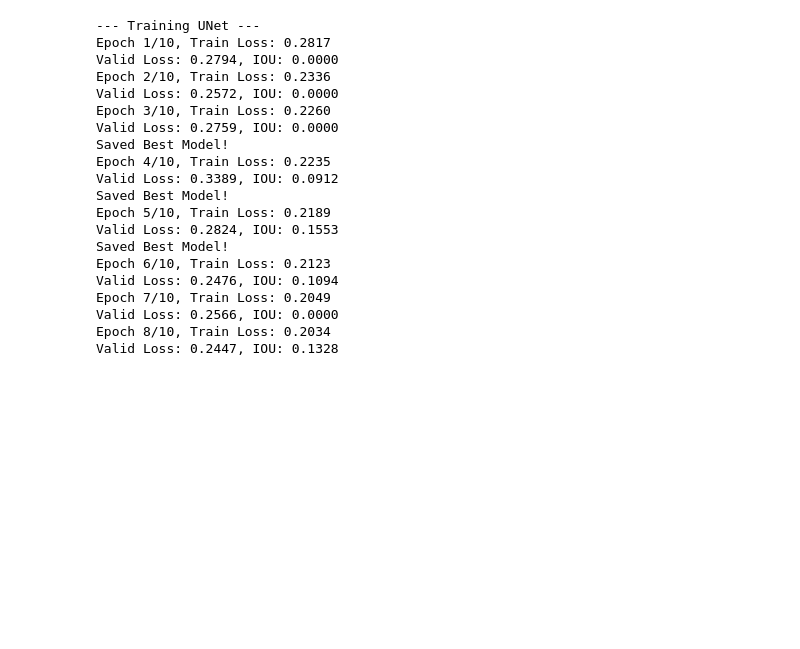
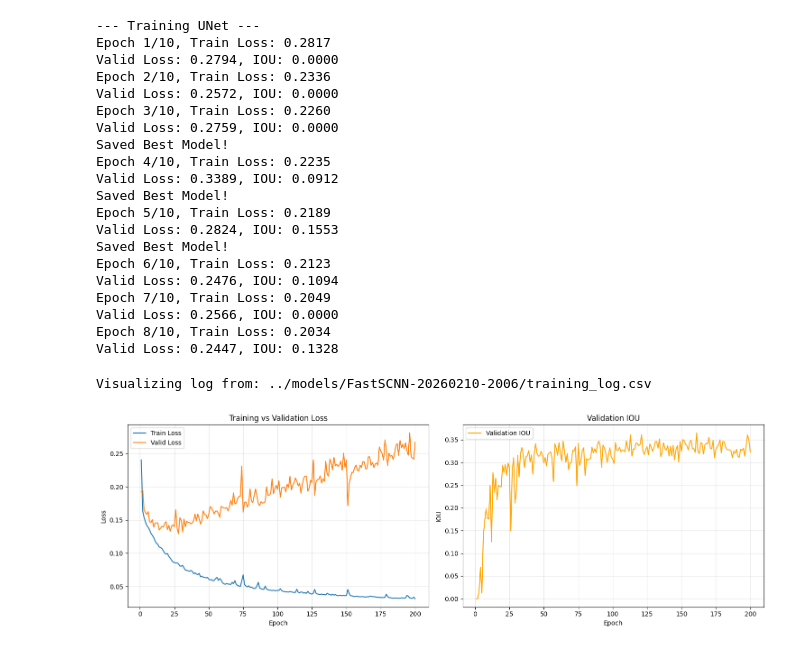
Before and after one commit to dikaizm/transtrack-safeway, a Jupyter notebook: notebooks/train_segmentation.ipynb, the cells around one changed output. Drawn from its saved outputs; the diff is of its cells as text; code cells hidden in the pictures; blank space fills up the shorter version.

```diff
--- a/notebooks/train_segmentation.ipynb
+++ b/notebooks/train_segmentation.ipynb
@@ -329,3 +329,49 @@ for i in range(min(BATCH_SIZE, 4)):
     plt.title("Pred")
     plt.axis('off')
 plt.show()
+# %%
+# 6. Training Visualization
+import pandas as pd
+import matplotlib.pyplot as plt
+import os
+
+# Find latest model folder (assumed structure: models/{ModelName}-{Timestamp})
+# models_dir = '../models/BiSeNetV2-20260210-2010'
+models_dir = '../models/FastSCNN-20260210-2006'
+log_path = os.path.join(models_dir, 'training_log.csv')
+
+print(f"Visualizing log from: {log_path}")
+
+if os.path.exists(log_path):
+    df = pd.read_csv(log_path)
+
+    plt.figure(figsize=(15, 5))
+
+    # Loss
+    plt.subplot(1, 2, 1)
+    plt.plot(df['epoch'], df['train_loss'], label='Train Loss')
+    if 'valid_loss' in df.columns:
+        plt.plot(df['epoch'], df['valid_loss'], label='Valid Loss')
+    plt.title('Training vs Validation Loss')
+    plt.xlabel('Epoch')
+    plt.ylabel('Loss')
+    plt.legend()
+    plt.grid(True, alpha=0.3)
+
+    # IOU
+    if 'iou' in df.columns:
+        plt.subplot(1, 2, 2)
+        plt.plot(df['epoch'], df['iou'], label='Validation IOU', color='orange')
+        plt.title('Validation IOU')
+        plt.xlabel('Epoch')
+        plt.ylabel('IOU')
+        plt.legend()
+        plt.grid(True, alpha=0.3)
+
+    plt.tight_layout()
+    plt.show()
+else:
+    print("Log file not found.")
+# %% [output]
+Visualizing log from: ../models/FastSCNN-20260210-2006/training_log.csv
+[figure, added]
```
Also changed, not shown: parts of 5 cells of this notebook.
